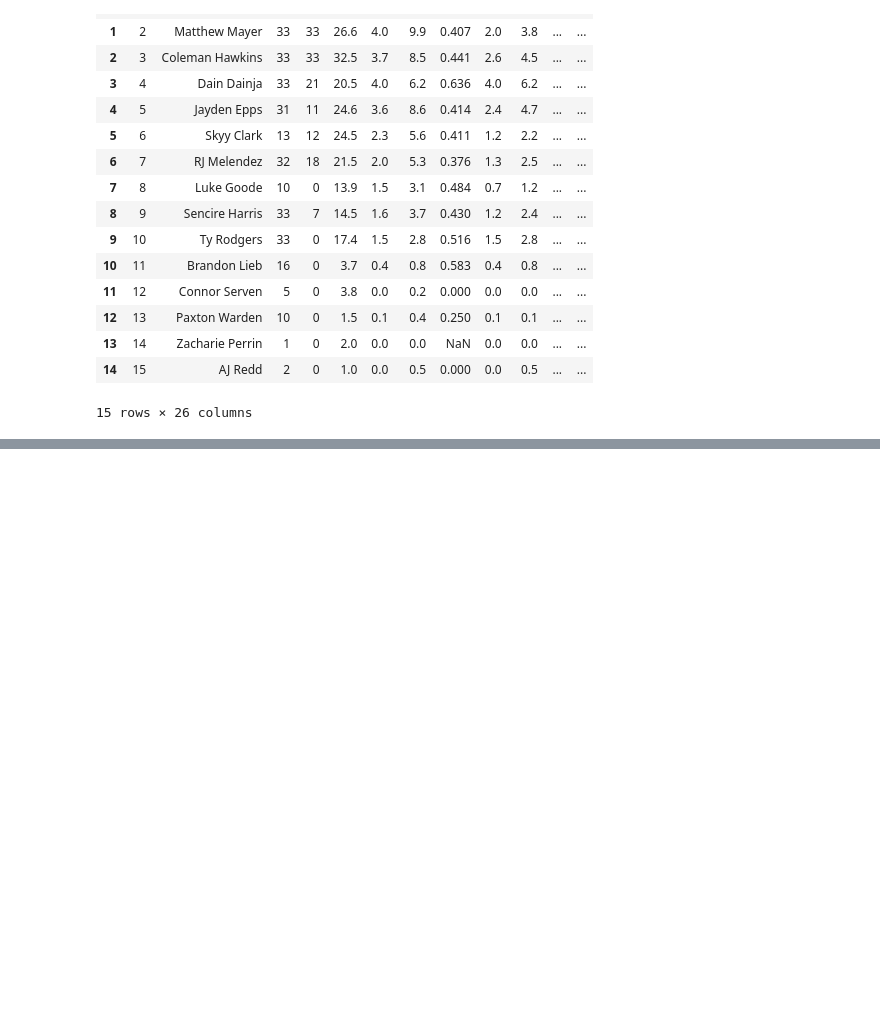
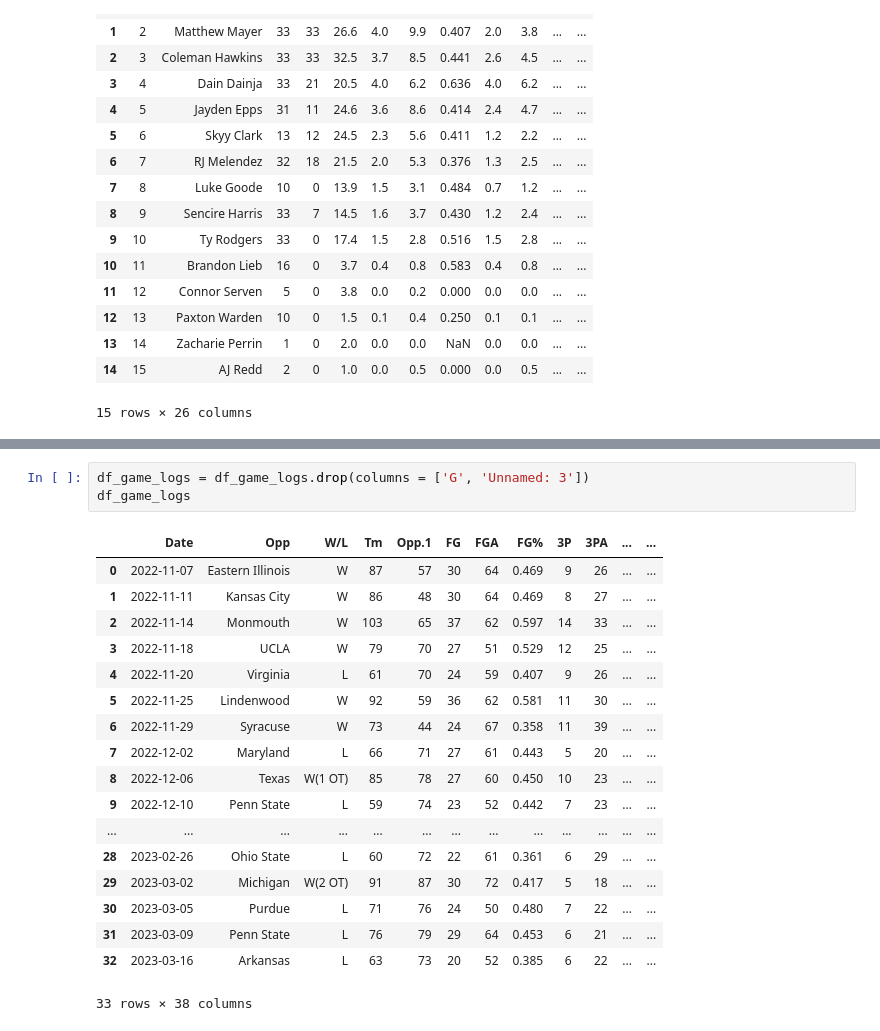
Before and after one commit to isaac-turk/DataDiveFa24, a Jupyter notebook: 2022-2023/22-23-cleaning.ipynb, the cells around one changed output, grey strips where cells are left out. Cells and saved outputs as stored; diff of their text form; blank space fills up the shorter version.

Commit message:
in progress of cleaning up game-logs and results and merging

```diff
--- a/2022-2023/22-23-cleaning.ipynb
+++ b/2022-2023/22-23-cleaning.ipynb
@@ -65,0 +95,22 @@ df_per_game #all values are good as is, potentially look into removing nan value
+# %%
+df_game_logs = df_game_logs.drop(columns = ['G', 'Unnamed: 3'])
+df_game_logs
+# %% [output]
+|  | Date | Opp | W/L | Tm | Opp.1 | FG | FGA | FG% | 3P | 3PA | ... | ... |
+| 0 | 2022-11-07 | Eastern Illinois | W | 87 | 57 | 30 | 64 | 0.469 | 9 | 26 | ... | ... |
+| 1 | 2022-11-11 | Kansas City | W | 86 | 48 | 30 | 64 | 0.469 | 8 | 27 | ... | ... |
+| 2 | 2022-11-14 | Monmouth | W | 103 | 65 | 37 | 62 | 0.597 | 14 | 33 | ... | ... |
+| 3 | 2022-11-18 | UCLA | W | 79 | 70 | 27 | 51 | 0.529 | 12 | 25 | ... | ... |
+| 4 | 2022-11-20 | Virginia | L | 61 | 70 | 24 | 59 | 0.407 | 9 | 26 | ... | ... |
+| 5 | 2022-11-25 | Lindenwood | W | 92 | 59 | 36 | 62 | 0.581 | 11 | 30 | ... | ... |
+| 6 | 2022-11-29 | Syracuse | W | 73 | 44 | 24 | 67 | 0.358 | 11 | 39 | ... | ... |
+| 7 | 2022-12-02 | Maryland | L | 66 | 71 | 27 | 61 | 0.443 | 5 | 20 | ... | ... |
+| 8 | 2022-12-06 | Texas | W(1 OT) | 85 | 78 | 27 | 60 | 0.450 | 10 | 23 | ... | ... |
+| 9 | 2022-12-10 | Penn State | L | 59 | 74 | 23 | 52 | 0.442 | 7 | 23 | ... | ... |
+| ... | ... | ... | ... | ... | ... | ... | ... | ... | ... | ... | ... | ... |
+| 28 | 2023-02-26 | Ohio State | L | 60 | 72 | 22 | 61 | 0.361 | 6 | 29 | ... | ... |
+| 29 | 2023-03-02 | Michigan | W(2 OT) | 91 | 87 | 30 | 72 | 0.417 | 5 | 18 | ... | ... |
+| 30 | 2023-03-05 | Purdue | L | 71 | 76 | 24 | 50 | 0.480 | 7 | 22 | ... | ... |
+| 31 | 2023-03-09 | Penn State | L | 76 | 79 | 29 | 64 | 0.453 | 6 | 21 | ... | ... |
+| 32 | 2023-03-16 | Arkansas | L | 63 | 73 | 20 | 52 | 0.385 | 6 | 22 | ... | ... |
+33 rows × 38 columns
```
Also changed, not shown: parts of 2 cells of this notebook.
